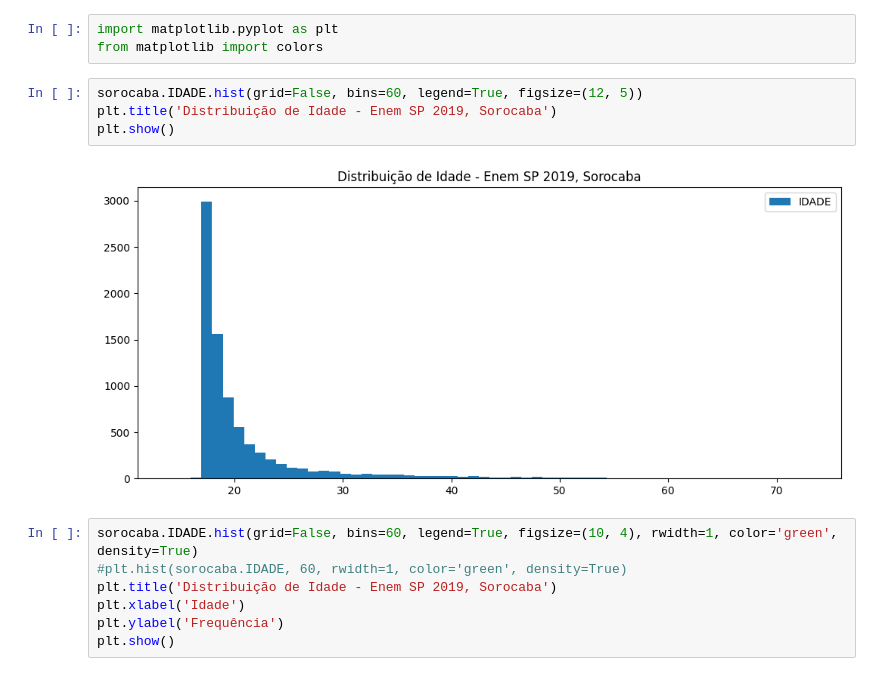
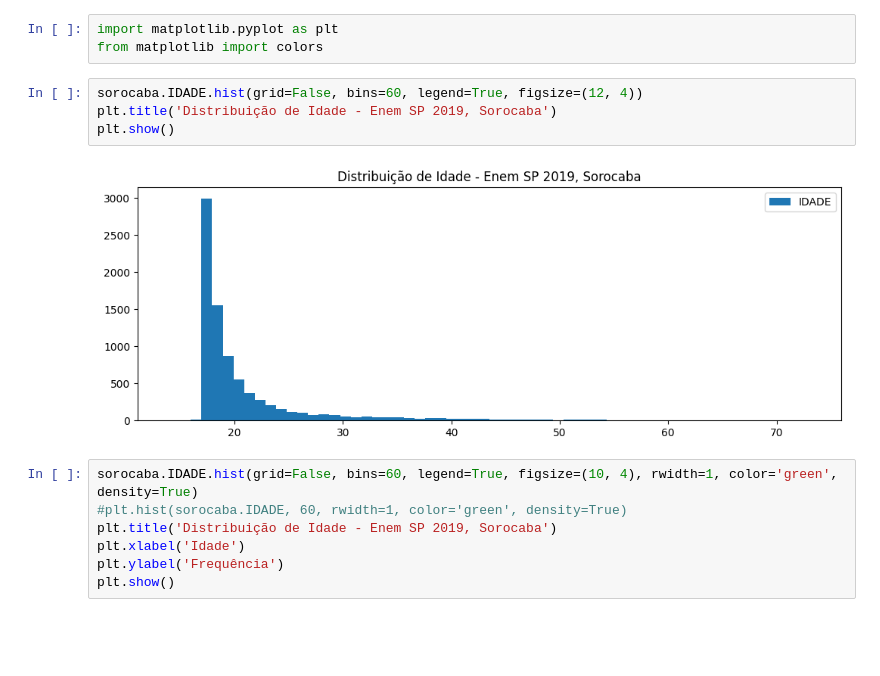
Before and after one commit to bernaRocha/udemy_Estatistica-para-Analise-de-Dados-com-Python, a Jupyter notebook: 03_distribuicao-frequencia.ipynb, the cells around one changed output. Drawn from its saved outputs; the diff is of its cells as text; blank space fills up the shorter version.

```diff
--- a/03_distribuicao-frequencia.ipynb
+++ b/03_distribuicao-frequencia.ipynb
@@ -229,11 +229,11 @@ freq_relativa_perc
 import matplotlib.pyplot as plt
 from matplotlib import colors
 # %%
-sorocaba.IDADE.hist(grid=False, bins=60, legend=True, figsize=(12, 5))
+sorocaba.IDADE.hist(grid=False, bins=60, legend=True, figsize=(12, 4))
 plt.title('Distribuição de Idade - Enem SP 2019, Sorocaba')
 plt.show()
 # %% [output]
-[figure, old version]
+[figure, new version]
 # %%
 sorocaba.IDADE.hist(grid=False, bins=60, legend=True, figsize=(10, 4), rwidth=1, color='green', density=True)
 #plt.hist(sorocaba.IDADE, 60, rwidth=1, color='green', density=True)
```
Also changed, not shown: parts of 2 cells of this notebook, 2 other files.
